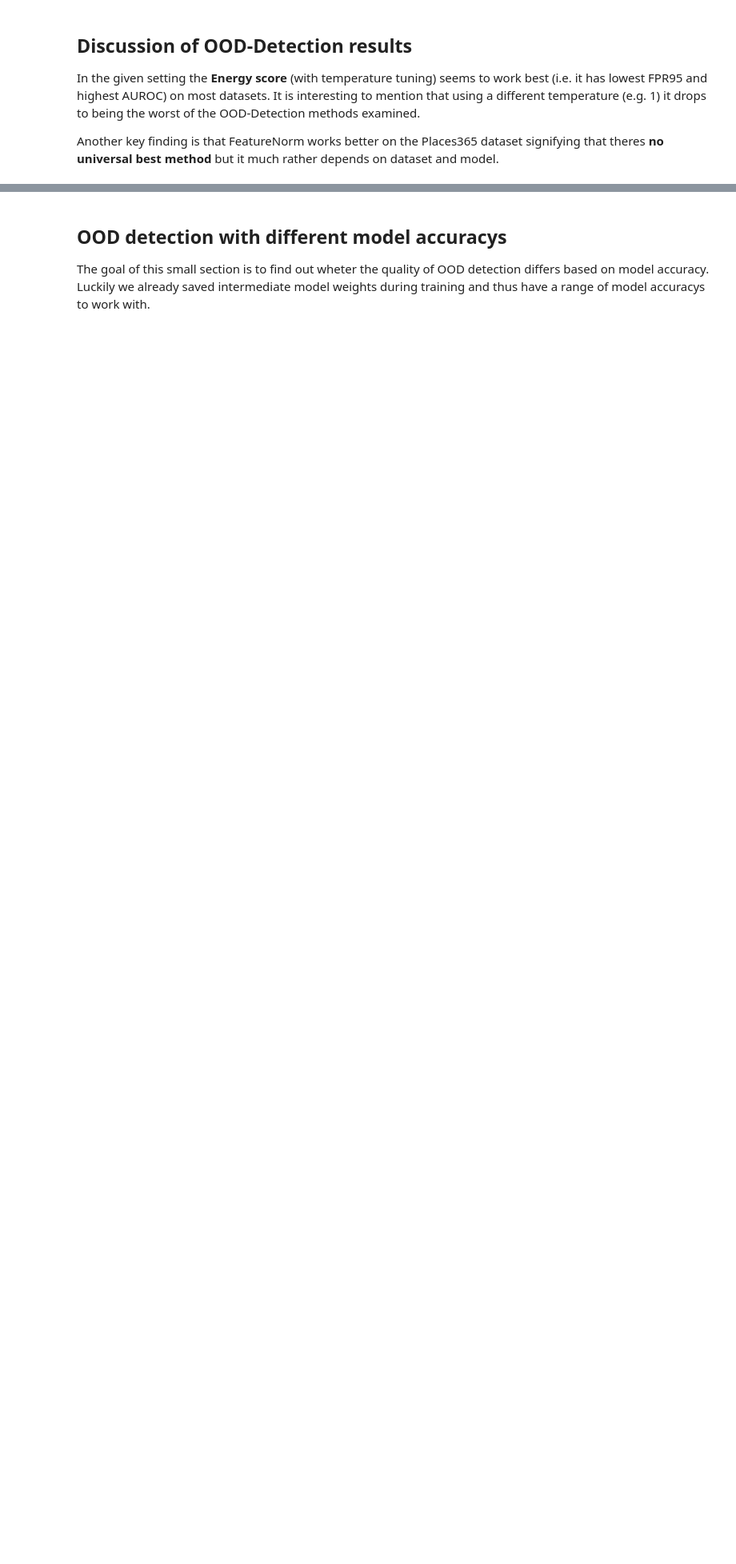
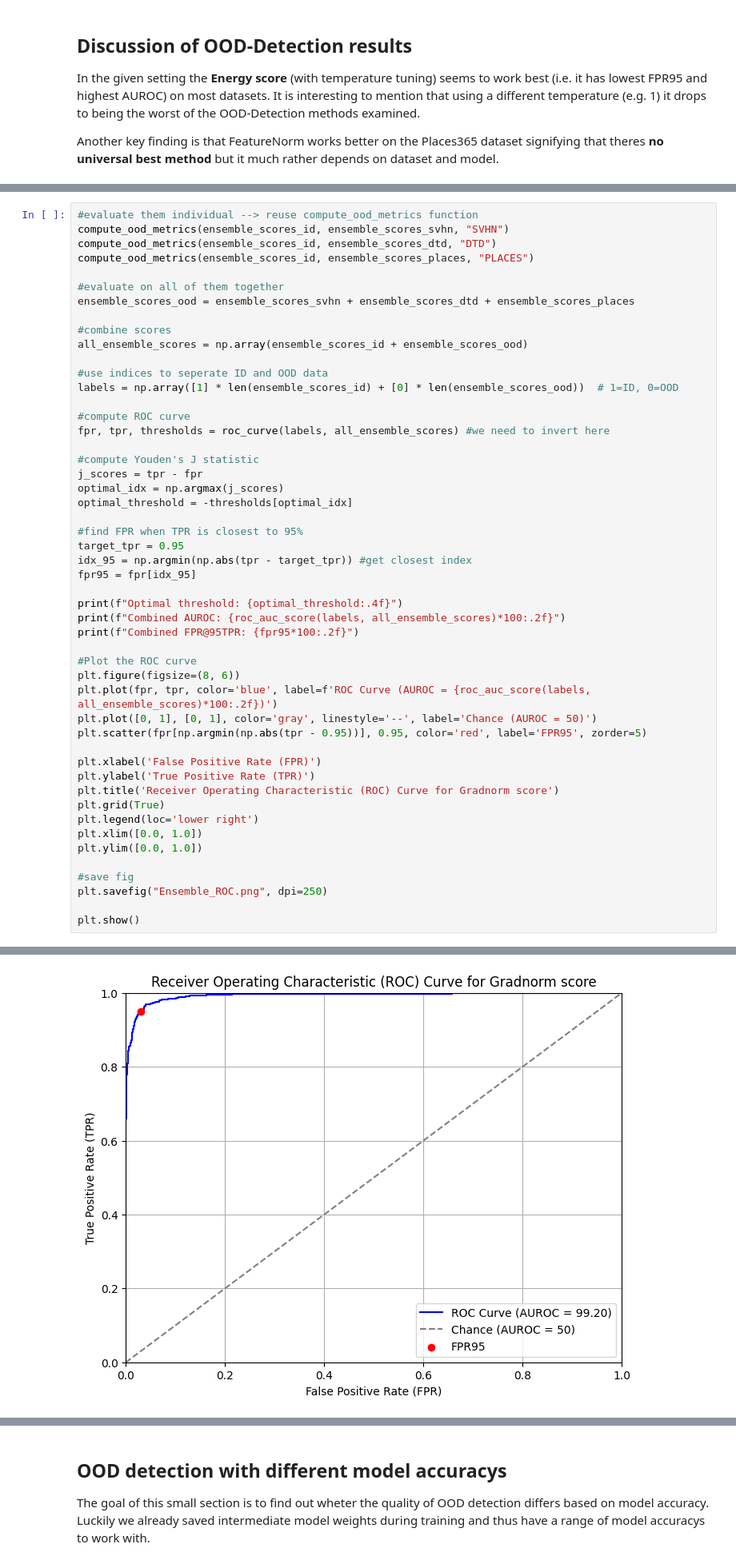
Before and after one commit to Janne-ro/CV-OOD-Detection, a Jupyter notebook: Final_Project.ipynb, the cells around one changed output, grey strips where cells are left out. Shown at 80% size. Cells and saved outputs as stored; diff of their text form; blank space fills up the shorter version.

```diff
--- a/Final_Project.ipynb
+++ b/Final_Project.ipynb
@@ -1958,0 +2039,51 @@ Another key finding is that FeatureNorm works better on the Places365 dataset si
+# %%
+#evaluate them individual --> reuse compute_ood_metrics function
+compute_ood_metrics(ensemble_scores_id, ensemble_scores_svhn, "SVHN")
+compute_ood_metrics(ensemble_scores_id, ensemble_scores_dtd, "DTD")
+compute_ood_metrics(ensemble_scores_id, ensemble_scores_places, "PLACES")
+
+#evaluate on all of them together
+ensemble_scores_ood = ensemble_scores_svhn + ensemble_scores_dtd + ensemble_scores_places
+
+#combine scores
+all_ensemble_scores = np.array(ensemble_scores_id + ensemble_scores_ood)
+
+#use indices to seperate ID and OOD data
+labels = np.array([1] * len(ensemble_scores_id) + [0] * len(ensemble_scores_ood))  # 1=ID, 0=OOD
+
+#compute ROC curve
+fpr, tpr, thresholds = roc_curve(labels, all_ensemble_scores) #we need to invert here
+
+#compute Youden's J statistic
+j_scores = tpr - fpr
+optimal_idx = np.argmax(j_scores)
+optimal_threshold = -thresholds[optimal_idx]
+
+#find FPR when TPR is closest to 95%
+target_tpr = 0.95
+idx_95 = np.argmin(np.abs(tpr - target_tpr)) #get closest index
+fpr95 = fpr[idx_95]
+
+print(f"Optimal threshold: {optimal_threshold:.4f}")
+print(f"Combined AUROC: {roc_auc_score(labels, all_ensemble_scores)*100:.2f}")
+print(f"Combined FPR@95TPR: {fpr95*100:.2f}")
+
+#Plot the ROC curve
+plt.figure(figsize=(8, 6))
+plt.plot(fpr, tpr, color='blue', label=f'ROC Curve (AUROC = {roc_auc_score(labels, all_ensemble_scores)*100:.2f})')
+plt.plot([0, 1], [0, 1], color='gray', linestyle='--', label='Chance (AUROC = 50)')
+plt.scatter(fpr[np.argmin(np.abs(tpr - 0.95))], 0.95, color='red', label='FPR95', zorder=5)
+
+plt.xlabel('False Positive Rate (FPR)')
+plt.ylabel('True Positive Rate (TPR)')
+plt.title('Receiver Operating Characteristic (ROC) Curve for Gradnorm score')
+plt.grid(True)
+plt.legend(loc='lower right')
+plt.xlim([0.0, 1.0])
+plt.ylim([0.0, 1.0])
+
+#save fig
+plt.savefig("Ensemble_ROC.png", dpi=250)
+
+plt.show()
+# %% [output]
@@ -1958,0 +2108 @@ Another key finding is that FeatureNorm works better on the Places365 dataset si
+[figure, added]
```
Also changed, not shown: parts of 22 cells of this notebook, 1 other file.
